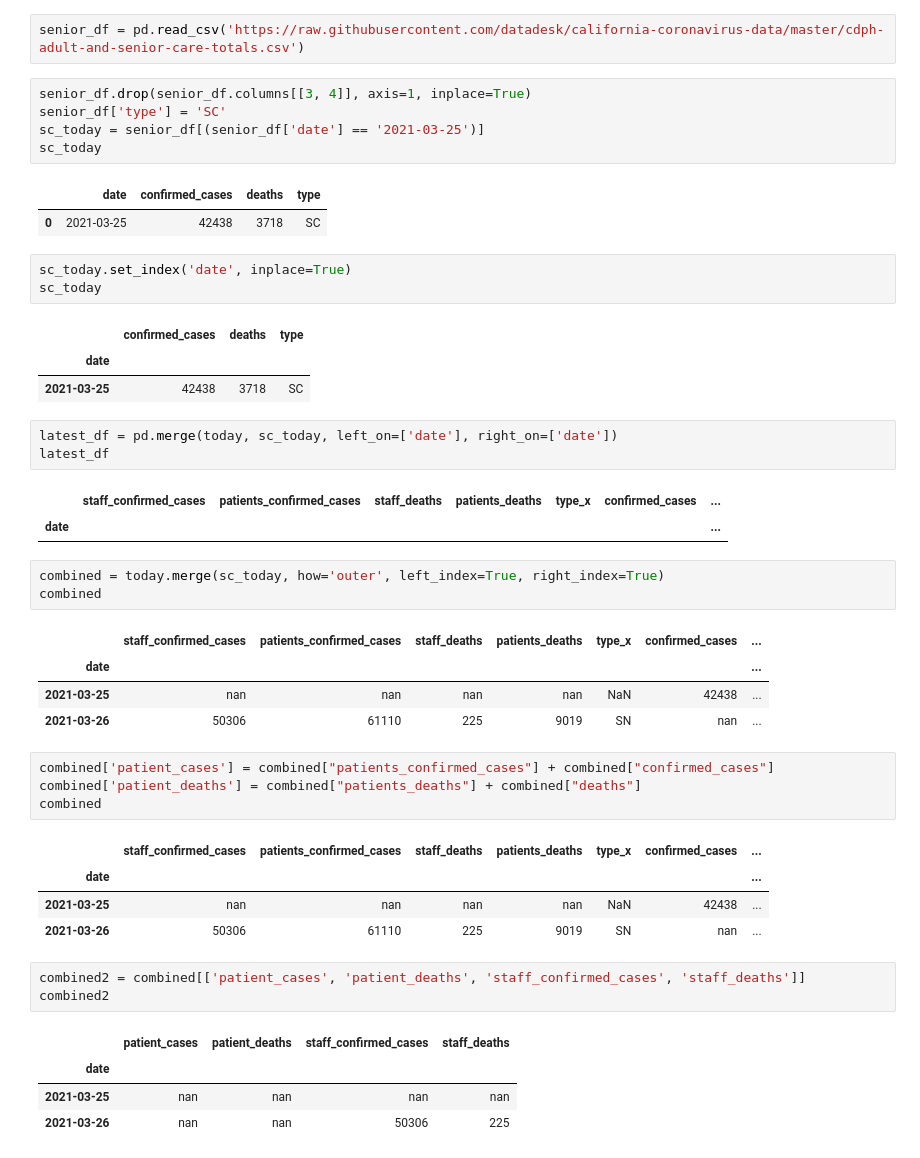
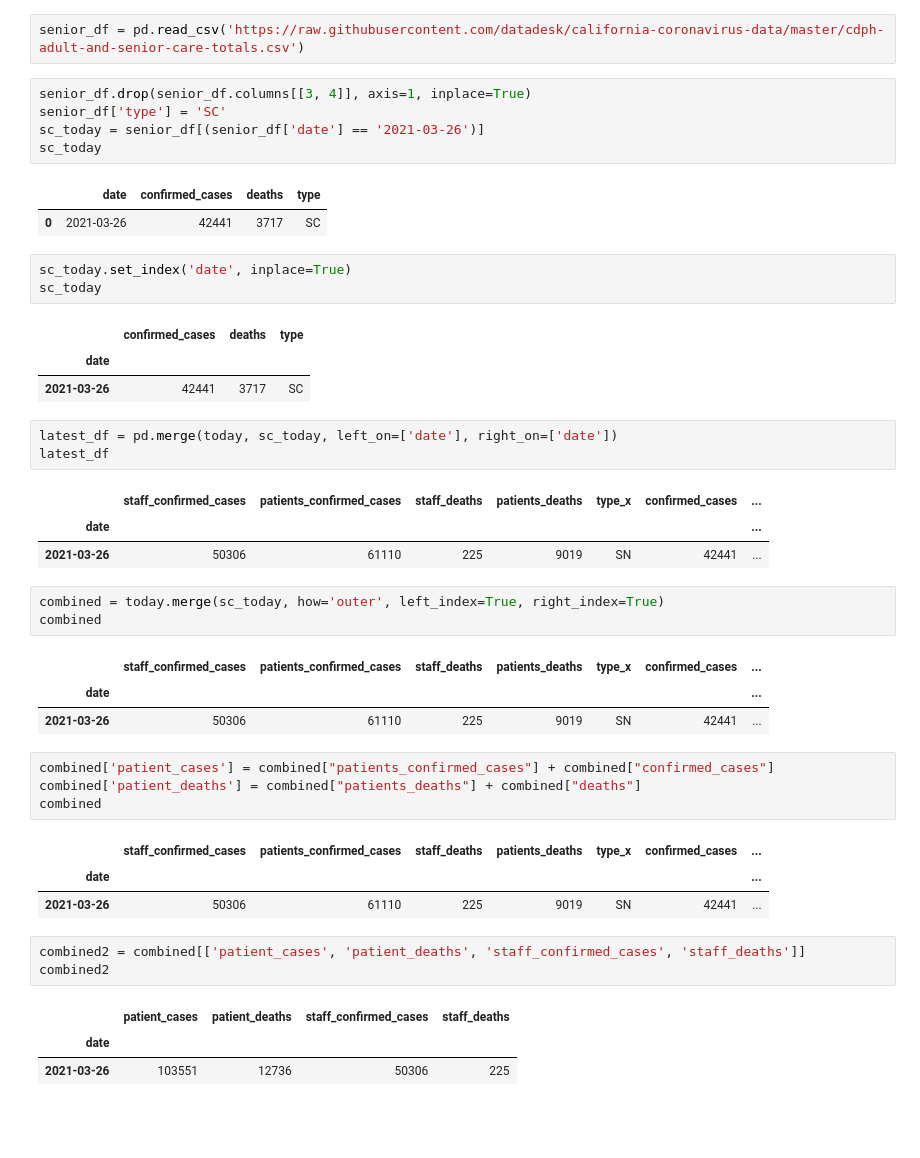
Before and after one commit to menlodoug/covid_crunching, a Jupyter notebook: pandas/elder_statistics_ca.ipynb, the cells around one changed output. Drawn from its saved outputs; the diff is of its cells as text; blank space fills up the shorter version.

```diff
--- a/pandas/elder_statistics_ca.ipynb
+++ b/pandas/elder_statistics_ca.ipynb
@@ -44,32 +44,32 @@ senior_df = pd.read_csv('https://raw.githubusercontent.com/datadesk/california-c
 # %%
 senior_df.drop(senior_df.columns[[3, 4]], axis=1, inplace=True)
 senior_df['type'] = 'SC'
-sc_today = senior_df[(senior_df['date'] == '2021-03-25')]
+sc_today = senior_df[(senior_df['date'] == '2021-03-26')]
 sc_today
 # %% [output]
 |  | date | confirmed_cases | deaths | type |
-| 0 | 2021-03-25 | 42438 | 3718 | SC |
+| 0 | 2021-03-26 | 42441 | 3717 | SC |
 # %%
 sc_today.set_index('date', inplace=True)
 sc_today
 # %% [output]
 |  | confirmed_cases | deaths | type |
 | date |  |  |  |
-| 2021-03-25 | 42438 | 3718 | SC |
+| 2021-03-26 | 42441 | 3717 | SC |
 # %%
 latest_df = pd.merge(today, sc_today, left_on=['date'], right_on=['date'])
 latest_df
 # %% [output]
 |  | staff_confirmed_cases | patients_confirmed_cases | staff_deaths | patients_deaths | type_x | confirmed_cases | ... |
 | date |  |  |  |  |  |  | ... |
+| 2021-03-26 | 50306 | 61110 | 225 | 9019 | SN | 42441 | ... |
 # %%
 combined = today.merge(sc_today, how='outer', left_index=True, right_index=True)
 combined
 # %% [output]
 |  | staff_confirmed_cases | patients_confirmed_cases | staff_deaths | patients_deaths | type_x | confirmed_cases | ... |
 | date |  |  |  |  |  |  | ... |
-| 2021-03-25 | nan | nan | nan | nan | NaN | 42438 | ... |
-| 2021-03-26 | 50306 | 61110 | 225 | 9019 | SN | nan | ... |
+| 2021-03-26 | 50306 | 61110 | 225 | 9019 | SN | 42441 | ... |
 # %%
 combined['patient_cases'] = combined["patients_confirmed_cases"] + combined["confirmed_cases"]
 combined['patient_deaths'] = combined["patients_deaths"] + combined["deaths"]
@@ -77,13 +77,11 @@ combined
 # %% [output]
 |  | staff_confirmed_cases | patients_confirmed_cases | staff_deaths | patients_deaths | type_x | confirmed_cases | ... |
 | date |  |  |  |  |  |  | ... |
-| 2021-03-25 | nan | nan | nan | nan | NaN | 42438 | ... |
-| 2021-03-26 | 50306 | 61110 | 225 | 9019 | SN | nan | ... |
+| 2021-03-26 | 50306 | 61110 | 225 | 9019 | SN | 42441 | ... |
 # %%
 combined2 = combined[['patient_cases', 'patient_deaths', 'staff_confirmed_cases', 'staff_deaths']]
 combined2
 # %% [output]
 |  | patient_cases | patient_deaths | staff_confirmed_cases | staff_deaths |
 | date |  |  |  |  |
-| 2021-03-25 | nan | nan | nan | nan |
-| 2021-03-26 | nan | nan | 50306 | 225 |
+| 2021-03-26 | 103551 | 12736 | 50306 | 225 |
```
Also changed, not shown: 32 other files.
